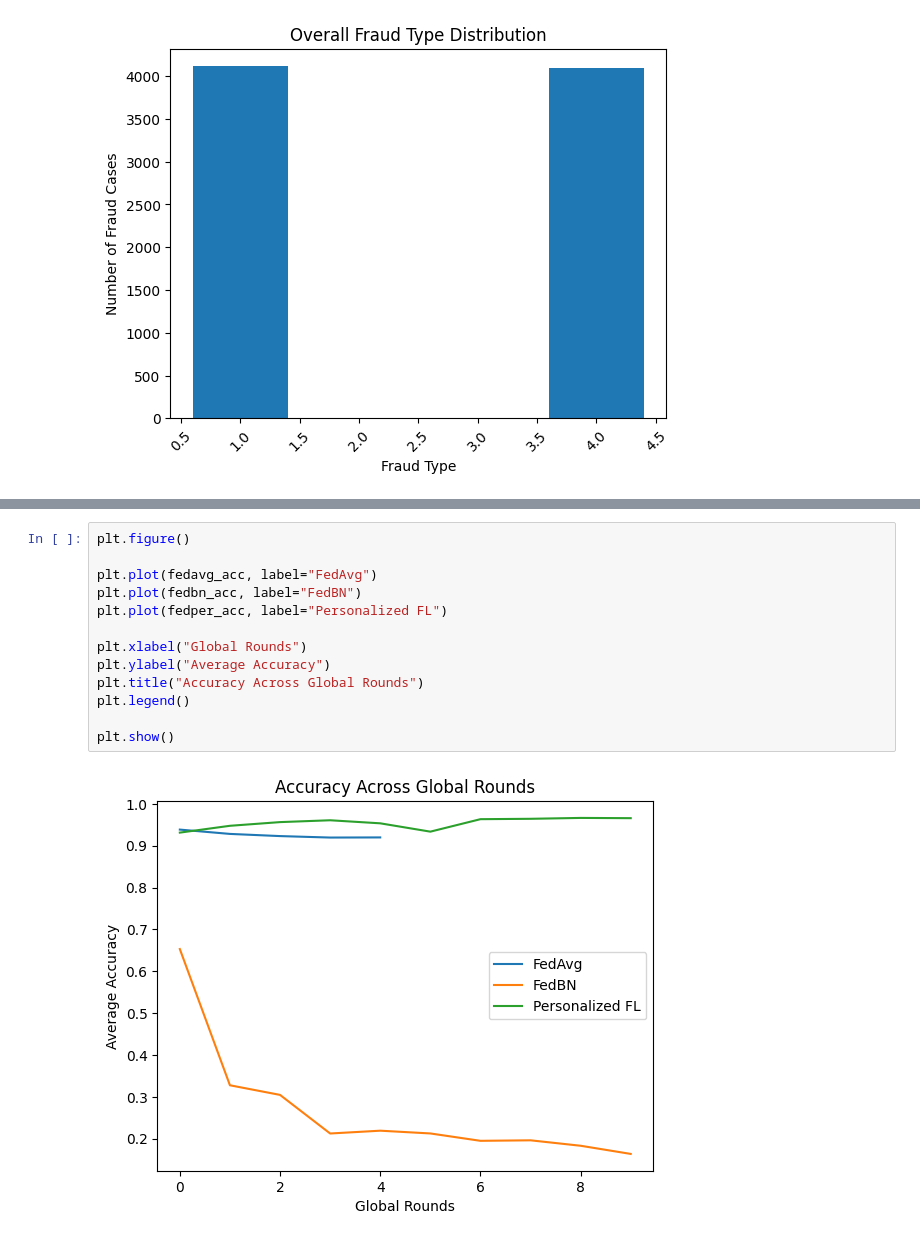
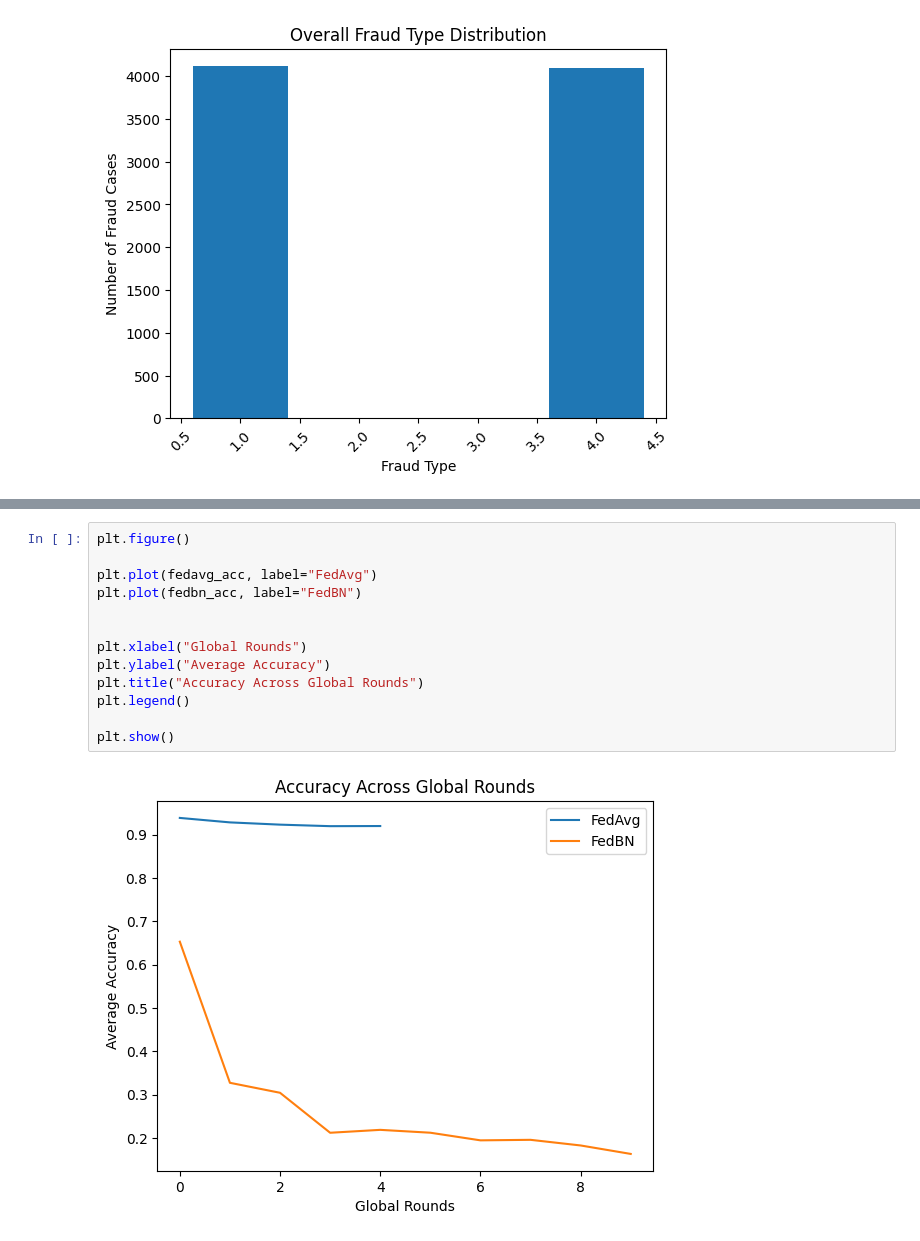
Before and after one commit to ThisumiWijesinghe/Fraud-Detection-with-Federated-Learning, a Jupyter notebook: Fed_L_gemini.ipynb, the cells around one changed output, grey strips where cells are left out. Drawn from its saved outputs; the diff is of its cells as text.

```diff
--- a/Fed_L_gemini.ipynb
+++ b/Fed_L_gemini.ipynb
@@ -578,18 +558,18 @@ plt.show()
 # %%
 plt.figure()
 
 plt.plot(fedavg_acc, label="FedAvg")
 plt.plot(fedbn_acc, label="FedBN")
-plt.plot(fedper_acc, label="Personalized FL")
+
 
 plt.xlabel("Global Rounds")
 plt.ylabel("Average Accuracy")
 plt.title("Accuracy Across Global Rounds")
 plt.legend()
 
 plt.show()
 # %% [output]
-[figure, old version]
+[figure, new version]
 # %%
 import seaborn as sns
 import matplotlib.pyplot as plt
```
Also changed, not shown: parts of 19 cells of this notebook.
